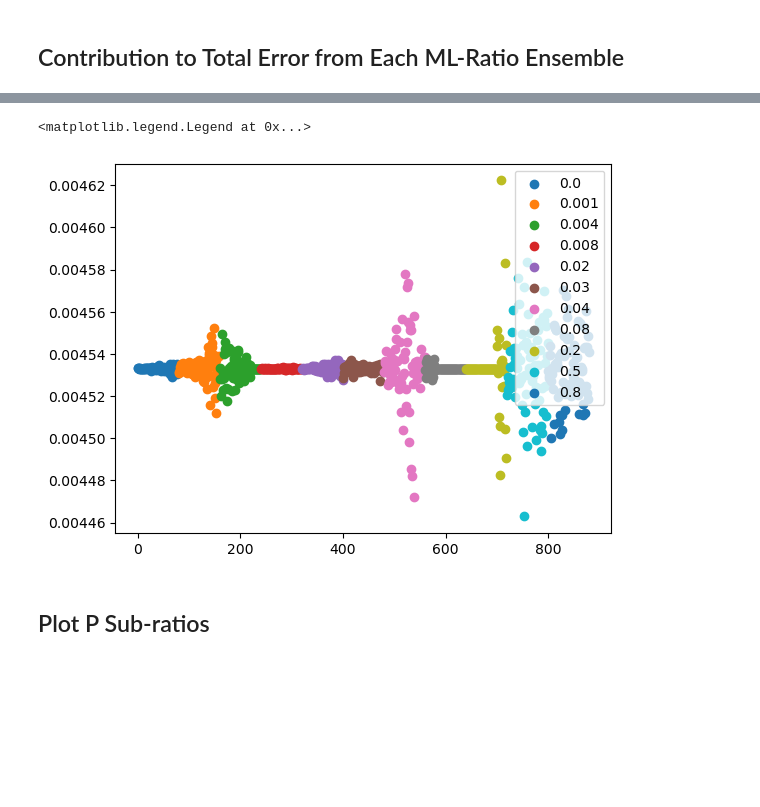
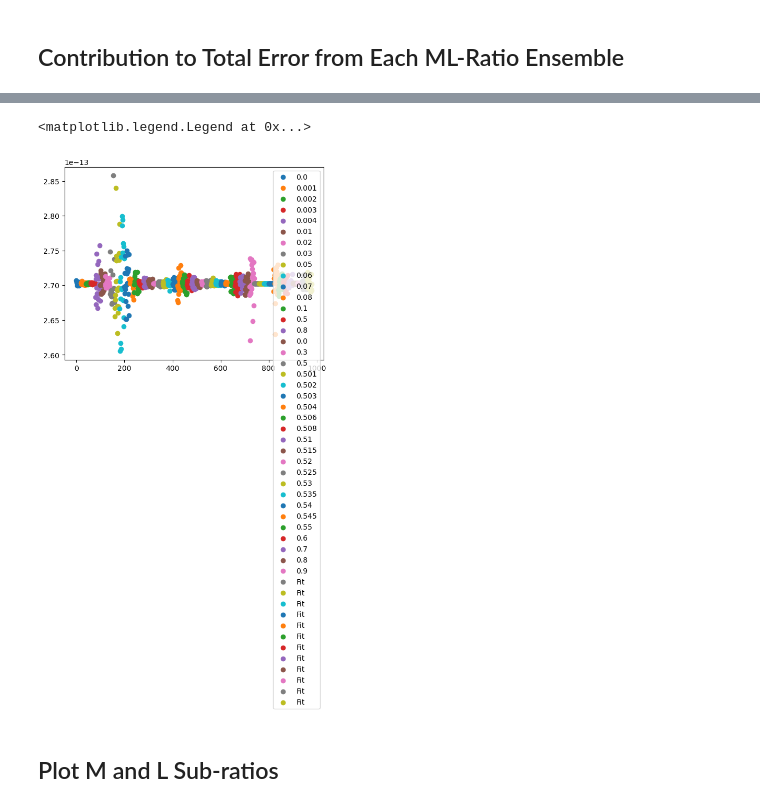
Before and after one commit to jinluchang/Qlattice, a Jupyter notebook: applications/false-vacuum-decay/error_analysis.ipynb, the cells around one changed output, grey strips where cells are left out. Cells and saved outputs as stored; diff of their text form; code cells hidden in the pictures; blank space fills up the shorter version.

```diff
--- a/applications/false-vacuum-decay/error_analysis.ipynb
+++ b/applications/false-vacuum-decay/error_analysis.ipynb
@@ -24,8 +24,8 @@ Nt = 200
 dt = 0.1
 
 alpha = 0.8
-beta = 9.0
-V_FV_min = -5.0
+beta = 4.0
+V_FV_min = 5.0
 barrier_strength = 100.0
 FV_offset = 4.0
 TV_offset = 0.0
@@ -38,7 +38,7 @@ M = "*"
 L = "*"
 t_FV = "*"
 
-version = "14-5"
+version = "14-6"
 date = "*"
 #date = "2025-04-01" #datetime.datetime.now().date()
 
@@ -299,15 +267,15 @@ reload(analysis)
 reload(ratios_fit)
 an = analysis.Analysis(measurements)
 
-params = {"tTV": 10, "Nt": Nt, "alpha": alpha, "beta": beta, "FVmin": V_FV_min, "dt": dt, "bar": barrier_strength, "M": 0.0, "L": 0.0}
+params = {"tTV": 6, "Nt": Nt, "alpha": alpha, "beta": beta, "FVmin": V_FV_min, "dt": dt, "bar": barrier_strength, "M": 0.0, "L": 0.0}
 
 print(an.data.get_indices(params))
 
 #Ms = [0.0, 0.1, 0.5, 0.8, 1.0]
+Ms = [0.0, 0.001, 0.002, 0.003, 0.004, 0.01, 0.02, 0.03, 0.05, 0.06, 0.07, 0.08, 0.1, 0.5, 0.8, 1.0]
+#Ms = [0.0, 0.001, 0.002, 0.003, 0.004, 0.01, 0.015, 0.02, 0.025, 0.03, 0.035, 0.04, 0.045, 0.05, 0.06, 0.07, 0.08, 0.1, 0.5, 0.8, 1.0]
 #Ls = [0.0, 0.3, 0.5, 0.51, 0.55, 0.6, 0.7, 0.8, 0.9, 1.0]
-Ms = [0.0, 0.1, 0.5, 0.8, 1.0]
-Ls = [0.0, 0.3, 0.5, 0.51, 0.55, 0.6, 0.7, 0.8, 0.9, 1.0]
-#Ls = [0.0, 0.5, 0.55, 0.6, 0.65, 0.7, 0.8, 0.9, 1.0] # alpha = 0.8, beta = 9.0
+Ls = [0.0, 0.3, 0.5, 0.501, 0.502, 0.503, 0.504, 0.506, 0.508, 0.51, 0.515, 0.52, 0.525, 0.53, 0.535, 0.54, 0.545, 0.55, 0.6, 0.7, 0.8, 0.9, 1.0]
 
 measurements.cutoff = 10000
 measurements.block_size = 2000
@@ -343,12 +317,12 @@ reload(analysis)
 reload(ratios_fit)
 an = analysis.Analysis(measurements)
 
-params = {"tTV": 20, "Nt": Nt, "alpha": alpha, "beta": beta, "FVmin": V_FV_min, "dt": dt, "bar": barrier_strength, "M": 0.0, "L": 0.0}
+params = {"tTV": 6, "Nt": Nt, "alpha": alpha, "beta": beta, "FVmin": V_FV_min, "dt": dt, "bar": barrier_strength, "M": 0.0, "L": 0.0}
 
 measurements.cutoff = 10000
 measurements.block_size = 2000
 an.data.end = 50000
 
-gamma_mean, gamma_blocks = an.calc_gamma_blocks(Ms, Ls, 0.1, 4, params, fitobject=ratios_fit.GaussianFitNoBounds)
+gamma_mean, gamma_blocks = an.calc_gamma_blocks(Ms, Ls, 0.1, 2, params, fitobject=ratios_fit.GaussianFitNoBounds)
 print(f"gamma: {jk.get_errors_from_blocks(gamma_mean, gamma_blocks)}")
 # %% [output]
@@ -401,14 +378,14 @@ plt.legend()
 # %%
 n_blocks_per_ensemble = int((50000 - an.data.cutoff) / an.data.block_size)
-labels = Ms[:-1] + Ls[:-1] + Ps[:-1] + ["Fit"]*100
+labels = Ms[:-1] + Ls[:-1] + ["Fit"]*100
 for i in range(int(len(gamma_blocks)/n_blocks_per_ensemble)):
     plt.scatter(np.array(range(n_blocks_per_ensemble)) + i*n_blocks_per_ensemble, gamma_blocks[i*n_blocks_per_ensemble:(i+1)*n_blocks_per_ensemble], label = f"{labels[i]}")
 plt.legend()
 # %% [output]
 <matplotlib.legend.Legend at 0x...>
-[figure, old version]
+[figure, new version]
 # %% [markdown]
-## Plot P Sub-ratios
+## Plot M and L Sub-ratios
 # %%
 reload(analysis)
 an = analysis.Analysis(measurements)
```
Also changed, not shown: parts of 14 cells of this notebook.
